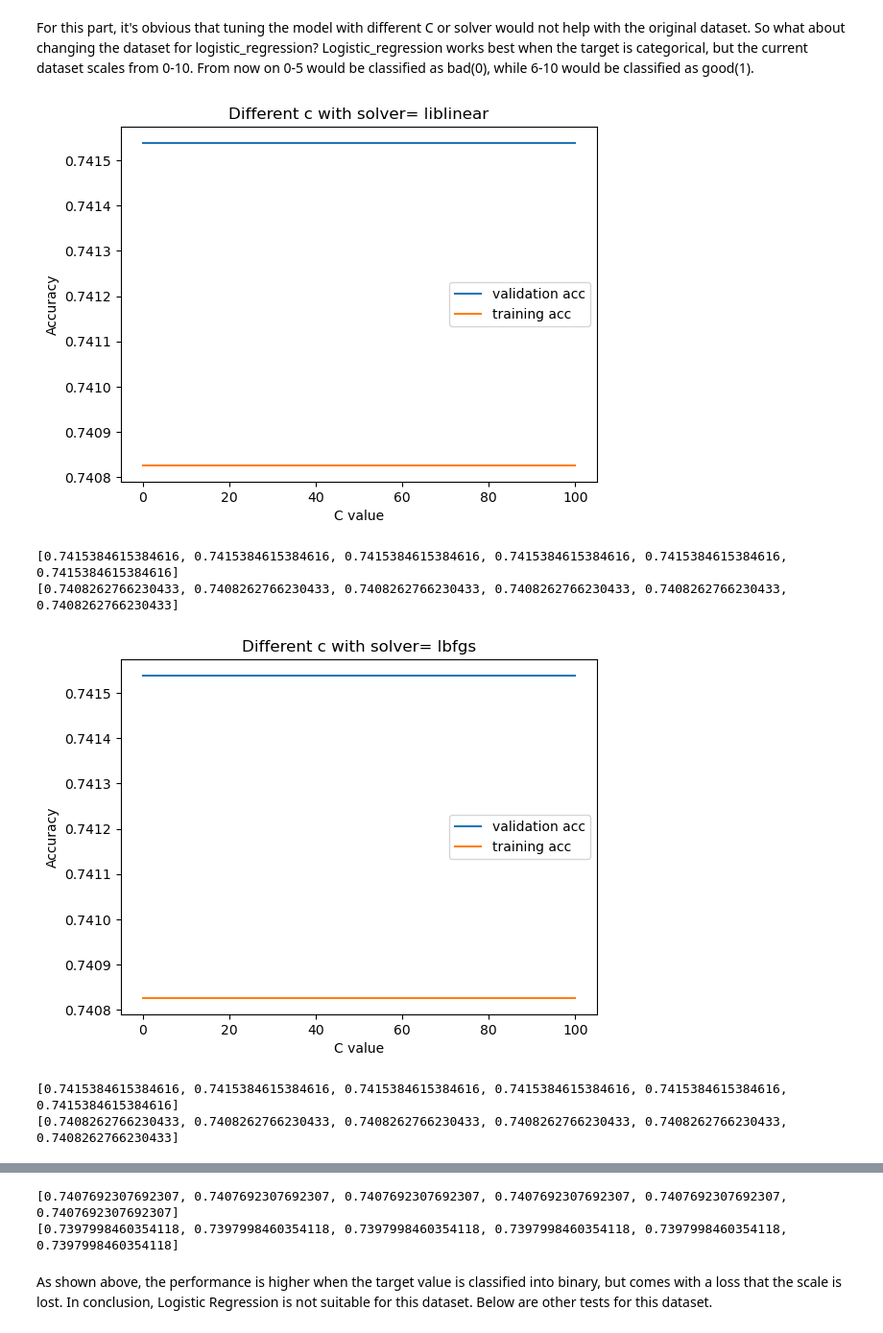
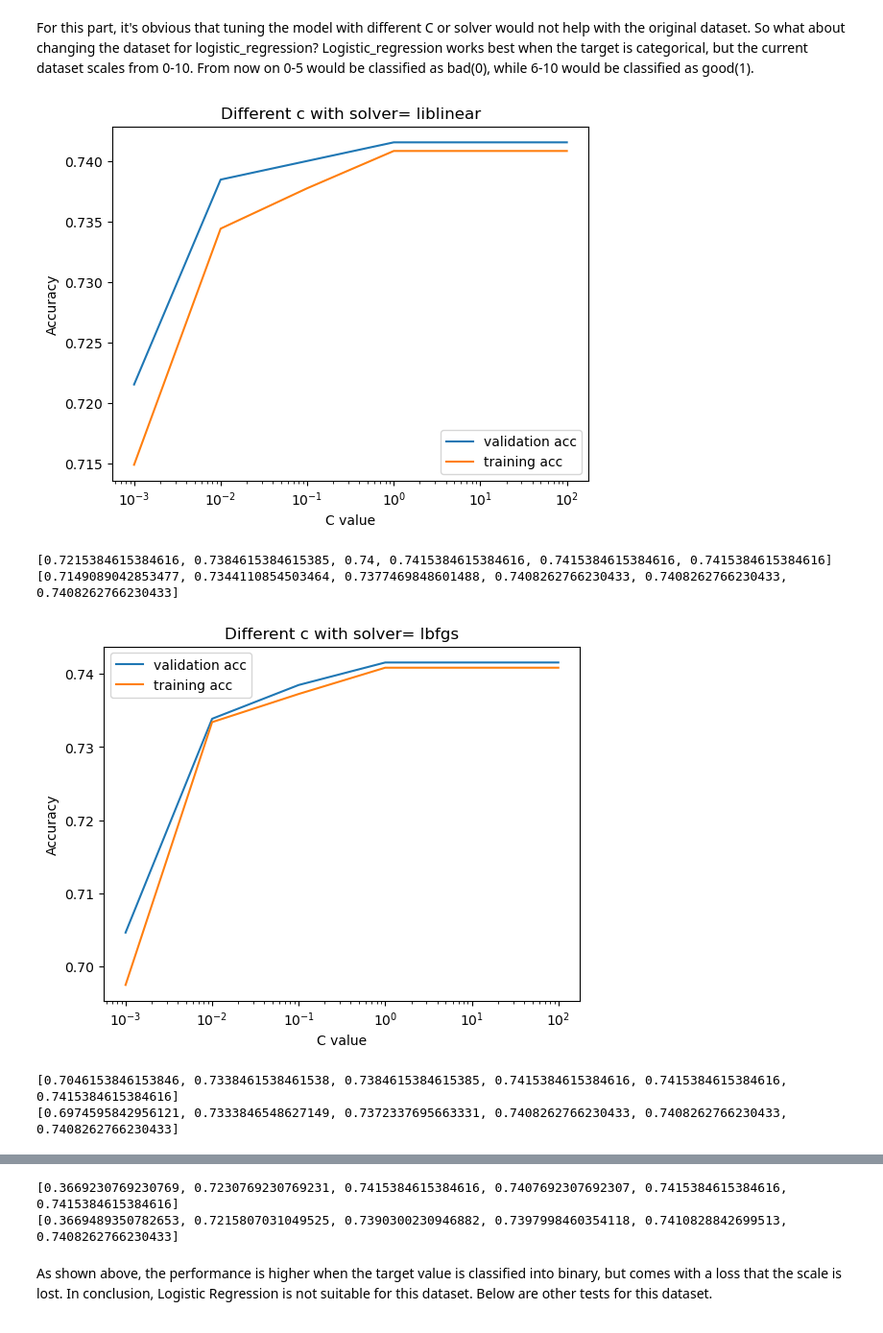
Before and after one commit to jiangyue-amber/CS178_Project, a Jupyter notebook: logistic_regression.ipynb, the cells around one changed output, grey strips where cells are left out. Shown at 96% size. Saved outputs shown, nothing was run; the diff lists cells and outputs as text; code cells hidden in the pictures.

```diff
--- a/logistic_regression.ipynb
+++ b/logistic_regression.ipynb
@@ -191,40 +213,41 @@ def plot_lr_cls(sol, penal='l2', l1_r=0.0):
     for c in Cs:
         if(penal != 'l2'):
             if(sol == 'liblinear'):
-                classifier = LogisticRegression(solver=sol, penalty=penal,  max_iter=1000)
+                classifier = LogisticRegression(solver=sol, penalty=penal,  max_iter=1000, C=c)
             else:
-                classifier = LogisticRegression(solver=sol, penalty=penal, l1_ratio=l1_r, max_iter=1000)
+                classifier = LogisticRegression(solver=sol, penalty=penal, l1_ratio=l1_r, max_iter=1000, C= c)
         else:
-            classifier = LogisticRegression(solver=sol, max_iter=1000)
+            classifier = LogisticRegression(solver=sol, max_iter=1000, C=c)
         classifier.fit(X_train_scaled, y_train_cls)
         test_pred = classifier.predict(X_test_scaled)
         test_acc = accuracy_score(y_test_cls, test_pred)
         train_pred = classifier.predict(X_train_scaled)
         train_acc = accuracy_score(y_train_cls, train_pred)
         val_pred = classifier.predict(X_val_scaled)
         val_acc = accuracy_score(y_val_cls, val_pred)
         val_accs.append(val_acc)
         train_accs.append(train_acc)
         # test_accs.append(test_acc)
 
         # print("When C =", c, "acc of test: ", format(100*test_acc, '.2f') )
         # print("When C =", c, "acc of train: ", format(100*train_acc, '.2f') )
         # print("When C =", c, "acc of val: ", format(100*val_acc, '.2f') )
     plt.plot(Cs, val_accs, label="validation acc")
     plt.plot(Cs, train_accs, label="training acc")
     plt.ylabel("Accuracy")
     plt.xlabel("C value")
+    plt.xscale('log')
     plt.legend()
     plt.show()
     print(val_accs)
     print(train_accs)
 plot_lr_cls('liblinear')
 plot_lr_cls('lbfgs')
 plot_lr_cls('liblinear', penal="l1")
 # %% [output]
-[figure, old version]
+[figure, new version]
-[0.7415384615384616, 0.7415384615384616, 0.7415384615384616, 0.7415384615384616, 0.7415384615384616, 0.7415384615384616]
-[0.7408262766230433, 0.7408262766230433, 0.7408262766230433, 0.7408262766230433, 0.7408262766230433, 0.7408262766230433]
+[0.7215384615384616, 0.7384615384615385, 0.74, 0.7415384615384616, 0.7415384615384616, 0.7415384615384616]
+[0.7149089042853477, 0.7344110854503464, 0.7377469848601488, 0.7408262766230433, 0.7408262766230433, 0.7408262766230433]
-[figure, old version]
+[figure, new version]
-[0.7415384615384616, 0.7415384615384616, 0.7415384615384616, 0.7415384615384616, 0.7415384615384616, 0.7415384615384616]
-[0.7408262766230433, 0.7408262766230433, 0.7408262766230433, 0.7408262766230433, 0.7408262766230433, 0.7408262766230433]
+[0.7046153846153846, 0.7338461538461538, 0.7384615384615385, 0.7415384615384616, 0.7415384615384616, 0.7415384615384616]
+[0.6974595842956121, 0.7333846548627149, 0.7372337695663331, 0.7408262766230433, 0.7408262766230433, 0.7408262766230433]
@@ -232,5 +255,5 @@ plot_lr_cls('liblinear', penal="l1")
-[0.7407692307692307, 0.7407692307692307, 0.7407692307692307, 0.7407692307692307, 0.7407692307692307, 0.7407692307692307]
-[0.7397998460354118, 0.7397998460354118, 0.7397998460354118, 0.7397998460354118, 0.7397998460354118, 0.7397998460354118]
+[0.3669230769230769, 0.7230769230769231, 0.7415384615384616, 0.7407692307692307, 0.7415384615384616, 0.7415384615384616]
+[0.3669489350782653, 0.7215807031049525, 0.7390300230946882, 0.7397998460354118, 0.7410828842699513, 0.7408262766230433]
 # %% [markdown]
 As shown above, the performance is higher when the target value is classified into binary, but comes with a loss that the scale is lost. In conclusion, Logistic Regression is not suitable for this dataset.
 Below are other tests for this dataset.
```
Also changed, not shown: parts of 6 cells of this notebook.
